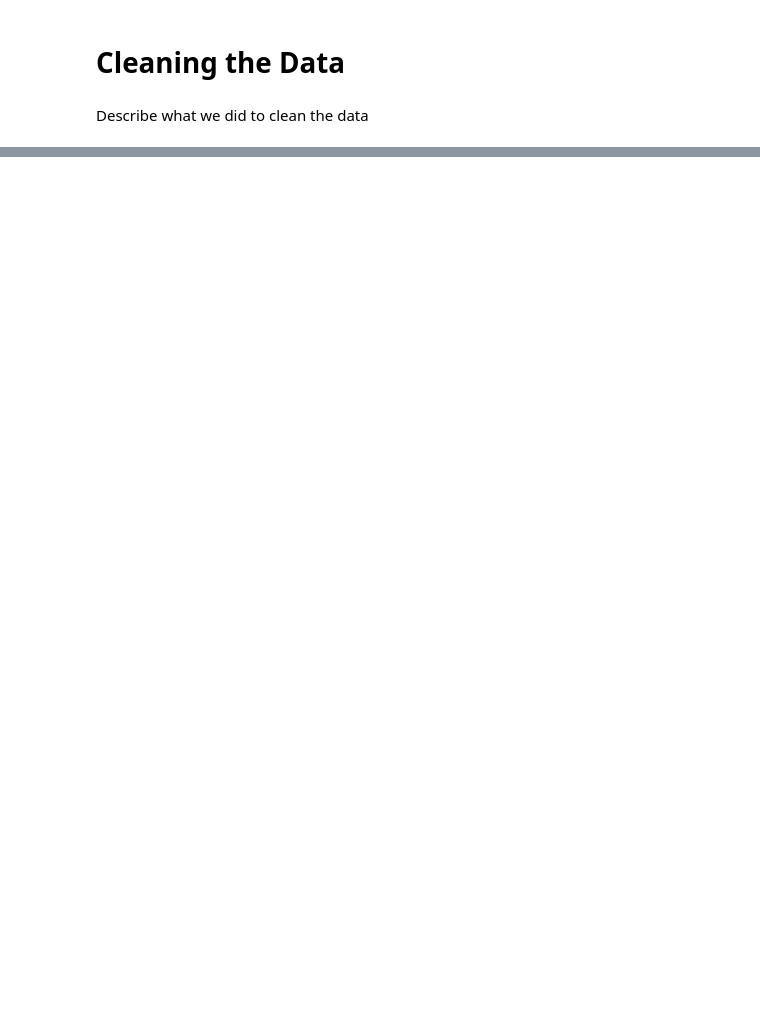
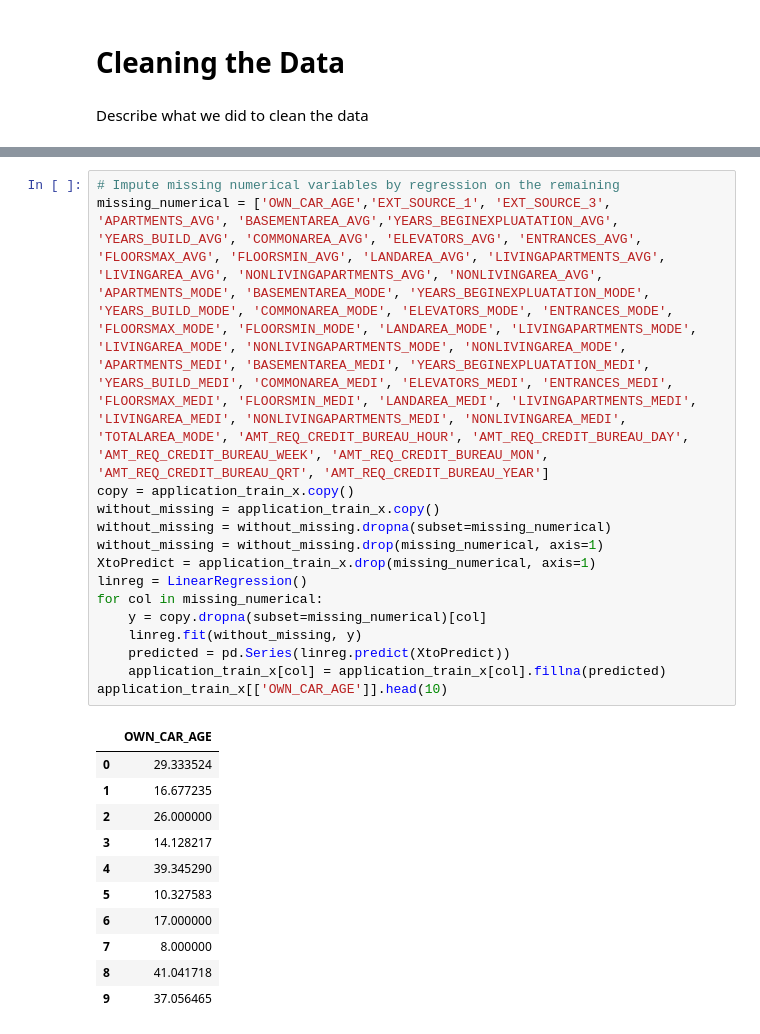
Before and after one commit to PranavPillai/Credit-Scoring, a Jupyter notebook: Unbiased Credit Scoring.ipynb, the cells around one changed output, grey strips where cells are left out. Drawn from its saved outputs; the diff is of its cells as text; blank space fills up the shorter version.

```diff
--- a/Unbiased Credit Scoring.ipynb
+++ b/Unbiased Credit Scoring.ipynb
@@ -12,0 +143,27 @@ FileNotFoundError: File b'Credit%20Data/application_train.csv' does not exist
+# %%
+# Impute missing numerical variables by regression on the remaining
+missing_numerical = ['OWN_CAR_AGE','EXT_SOURCE_1', 'EXT_SOURCE_3', 'APARTMENTS_AVG', 'BASEMENTAREA_AVG','YEARS_BEGINEXPLUATATION_AVG', 'YEARS_BUILD_AVG', 'COMMONAREA_AVG', 'ELEVATORS_AVG', 'ENTRANCES_AVG', 'FLOORSMAX_AVG', 'FLOORSMIN_AVG', 'LANDAREA_AVG', 'LIVINGAPARTMENTS_AVG', 'LIVINGAREA_AVG', 'NONLIVINGAPARTMENTS_AVG', 'NONLIVINGAREA_AVG', 'APARTMENTS_MODE', 'BASEMENTAREA_MODE', 'YEARS_BEGINEXPLUATATION_MODE', 'YEARS_BUILD_MODE', 'COMMONAREA_MODE', 'ELEVATORS_MODE', 'ENTRANCES_MODE', 'FLOORSMAX_MODE', 'FLOORSMIN_MODE', 'LANDAREA_MODE', 'LIVINGAPARTMENTS_MODE', 'LIVINGAREA_MODE', 'NONLIVINGAPARTMENTS_MODE', 'NONLIVINGAREA_MODE', 'APARTMENTS_MEDI', 'BASEMENTAREA_MEDI', 'YEARS_BEGINEXPLUATATION_MEDI', 'YEARS_BUILD_MEDI', 'COMMONAREA_MEDI', 'ELEVATORS_MEDI', 'ENTRANCES_MEDI', 'FLOORSMAX_MEDI', 'FLOORSMIN_MEDI', 'LANDAREA_MEDI', 'LIVINGAPARTMENTS_MEDI', 'LIVINGAREA_MEDI', 'NONLIVINGAPARTMENTS_MEDI', 'NONLIVINGAREA_MEDI', 'TOTALAREA_MODE', 'AMT_REQ_CREDIT_BUREAU_HOUR', 'AMT_REQ_CREDIT_BUREAU_DAY', 'AMT_REQ_CREDIT_BUREAU_WEEK', 'AMT_REQ_CREDIT_BUREAU_MON', 'AMT_REQ_CREDIT_BUREAU_QRT', 'AMT_REQ_CREDIT_BUREAU_YEAR']
+copy = application_train_x.copy()
+without_missing = application_train_x.copy()
+without_missing = without_missing.dropna(subset=missing_numerical)
+without_missing = without_missing.drop(missing_numerical, axis=1)
+XtoPredict = application_train_x.drop(missing_numerical, axis=1)
+linreg = LinearRegression()
+for col in missing_numerical:
+    y = copy.dropna(subset=missing_numerical)[col]
+    linreg.fit(without_missing, y)
+    predicted = pd.Series(linreg.predict(XtoPredict))
+    application_train_x[col] = application_train_x[col].fillna(predicted)
+application_train_x[['OWN_CAR_AGE']].head(10)
+# %% [output]
+|  | OWN_CAR_AGE |
+| 0 | 29.333524 |
+| 1 | 16.677235 |
+| 2 | 26.000000 |
+| 3 | 14.128217 |
+| 4 | 39.345290 |
+| 5 | 10.327583 |
+| 6 | 17.000000 |
+| 7 | 8.000000 |
+| 8 | 41.041718 |
+| 9 | 37.056465 |
```
Also changed, not shown: parts of 26 cells of this notebook.
